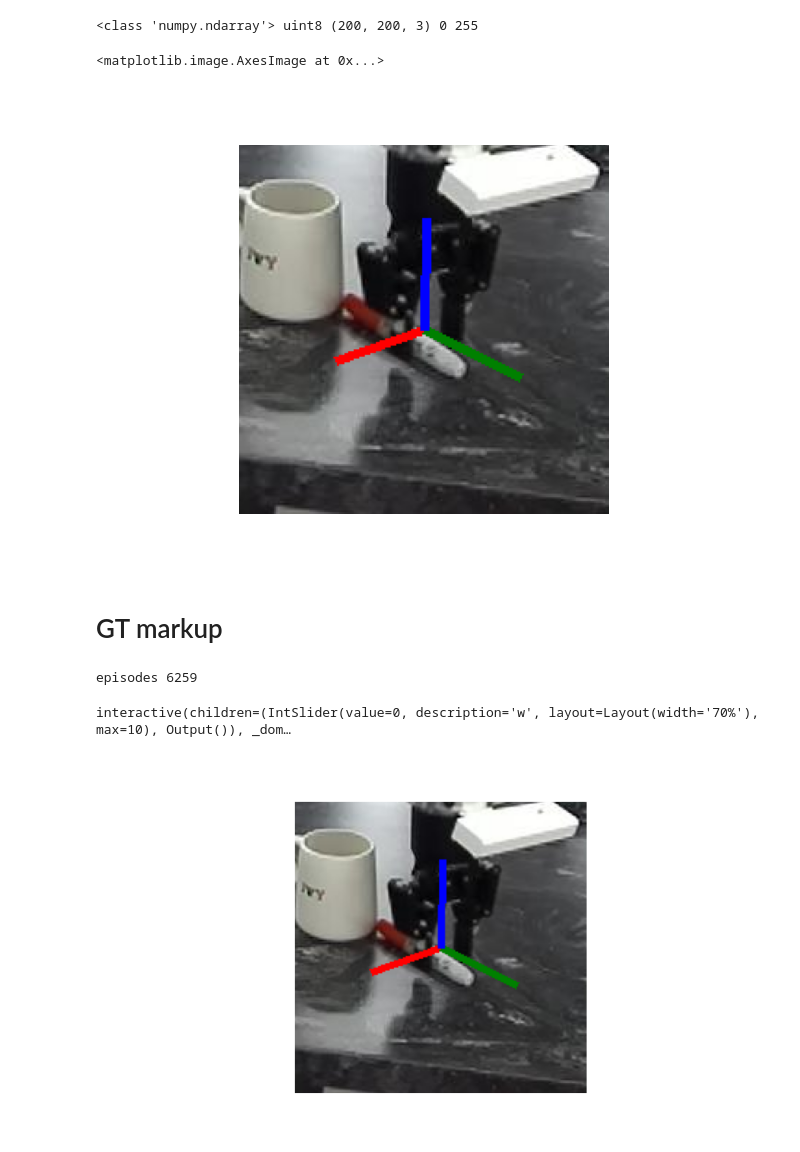
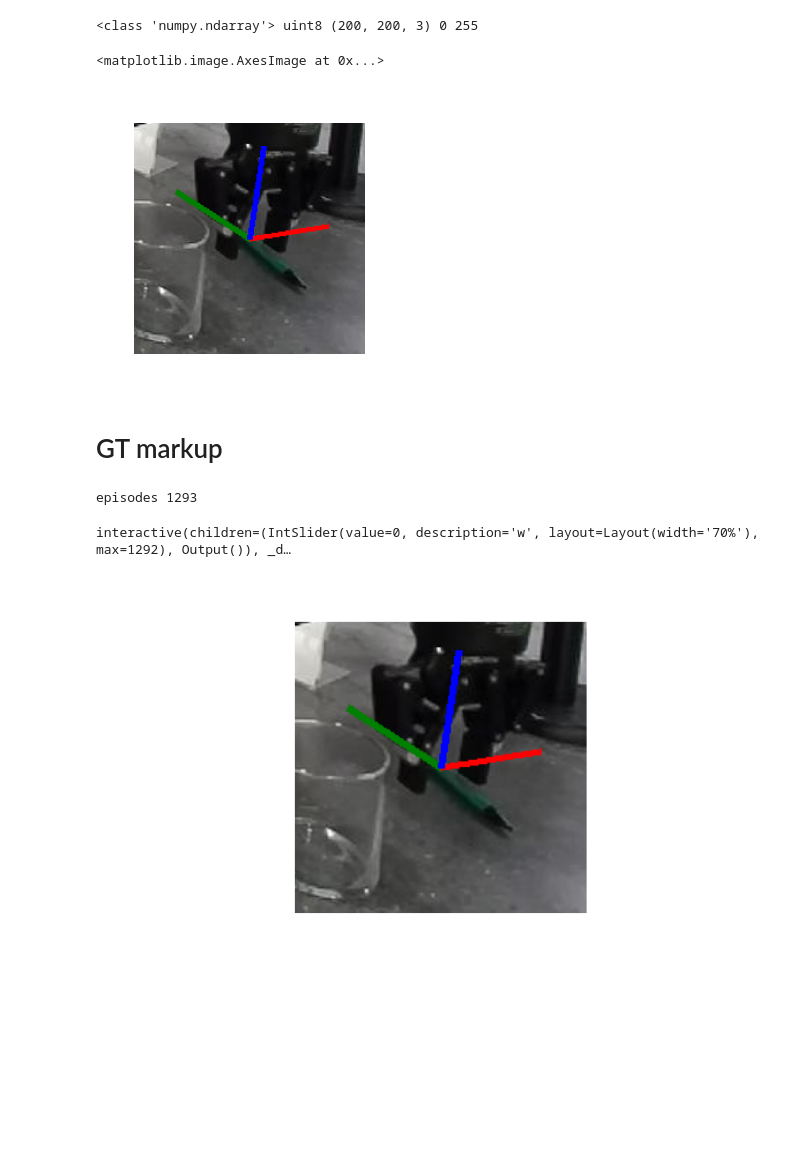
Before and after one commit to maximelianos/python-example-droid-dataset, a Jupyter notebook: test_real.ipynb, the cells around one changed output. Saved outputs shown, nothing was run; the diff lists cells and outputs as text; code cells hidden in the pictures; blank space fills up the shorter version.

Commit message:
save checked dataset; annotation analysis

```diff
--- a/test_real.ipynb
+++ b/test_real.ipynb
@@ -13,6 +13,7 @@ imginfo = lambda img: print(type(img), img.dtype, img.shape, img.min(), img.max(
 # Load DROID or simulation data
 
 #data_path = Path("data/clevr-act-8-clevr-rt")
-data_path = Path("data/trajectory")
+data_path = Path("data/export-real-1of5-checked")
+#data_path = Path("data/export_large")
 with open(data_path / "_annotations.all.jsonl", "r") as f:
     lines = [line.strip() for line in f.readlines()]
@@ -82,8 +87,6 @@ def load_episode(idx):
 
     # image, image_grip, image_depth
     image = cv2.imread(data_path / info["image_grip"])[:,:,::-1]
-    MAX_DEPTH = 3.0
-    depth = cv2.imread(data_path / info["image_depth"], cv2.IMREAD_UNCHANGED).astype(np.float32) / 65535.0 * MAX_DEPTH
     caption = info["action_text"]
 
     # Camera
@@ -100,20 +103,16 @@ def load_episode(idx):
     #robot_transform = robot_transform @ _correction
 
     total_transform = camera_proj @ robot_transform # (3, 4) x (4, 4)
-    return [total_transform, image, depth, caption]
+    return [total_transform, image, caption]
 # %%
-total_transform, image, depth, caption = load_episode(0)
+total_transform, image, caption = load_episode(0)
 print(caption)
 print(total_transform)
 imginfo(image)
 
-print("depth")
-imginfo(depth)
-
 figsize = (6, 6)
 fig, axs = plt.subplots(2, 1, figsize=figsize)
-axs[0].set_axis_off()
-axs[0].imshow(depth, cmap="Greys")
+
 axs[1].set_axis_off()
 axs[1].imshow(image)
 # %% [output]
@@ -165,41 +162,41 @@ def show_pose(image, total_transform) -> np.ndarray:
 
     c = project(c, total_transform) # [x y]
     x = project(x, total_transform)
     y = project(y, total_transform)
     z = project(z, total_transform)
     # print("O", c)
     # print("X", x)
     # print("Y", y)
     # print("Z", z)
 
     im = Image.fromarray(image)
     draw = ImageDraw.Draw(im)
     draw.line((c[0], c[1], x[0], x[1]), fill="red", width=5)
     draw.line((c[0], c[1], y[0], y[1]), fill="green", width=5)
     draw.line((c[0], c[1], z[0], z[1]), fill="blue", width=5)
 
     # convert image back to numpy and crop
     # https://www.pythoninformer.com/python-libraries/numpy/image-operations/
 
     pose_image = np.asarray(im)
     crop = pad_crop(pose_image, c[0], c[1], 100)
     return crop
 
 plot = show_pose(image, total_transform)
 imginfo(plot)
-fig, ax = plt.subplots(1)
+fig, ax = plt.subplots(1, figsize=(3,3))
 ax.set_axis_off()
 ax.imshow(plot)
 # %% [output]
 <class 'numpy.ndarray'> uint8 (200, 200, 3) 0 255
 <matplotlib.image.AxesImage at 0x...>
-[figure, old version]
+[figure, new version]
 # %% [markdown]
 # GT markup
 # %%
 print("episodes", len(lines))
 # %% [output]
-episodes 6259
+episodes 1293
 # %%
 %matplotlib widget
 from ipywidgets import widgets, Layout, interact
@@ -208,7 +205,7 @@ line = None
 
 def update(w: int):
     global line
-    total_transform, image, depth, caption = load_episode(w)
+    total_transform, image, caption = load_episode(w)
     image_m = show_pose(image, total_transform)
     print(caption)
 
@@ -225,13 +222,13 @@ fig, ax = plt.subplots(1, figsize=figsize, dpi=dpi)
 ax.set_axis_off()
 
 slider_w = widgets.IntSlider(
-    min=0, max=10, step=1, value=0, layout=Layout(width="70%")
+    min=0, max=len(lines)-1, step=1, value=0, layout=Layout(width="70%")
 )
 interact(update, w=slider_w)
 pass
 # %% [output]
-interactive(children=(IntSlider(value=0, description='w', layout=Layout(width='70%'), max=10), Output()), _dom…
+interactive(children=(IntSlider(value=0, description='w', layout=Layout(width='70%'), max=1292), Output()), _d…
-[figure, old version]
+[figure, new version]
 # %%
 %matplotlib widget
 from ipywidgets import widgets, Layout, interact
```
Also changed, not shown: parts of 7 cells of this notebook, 2 other files.
